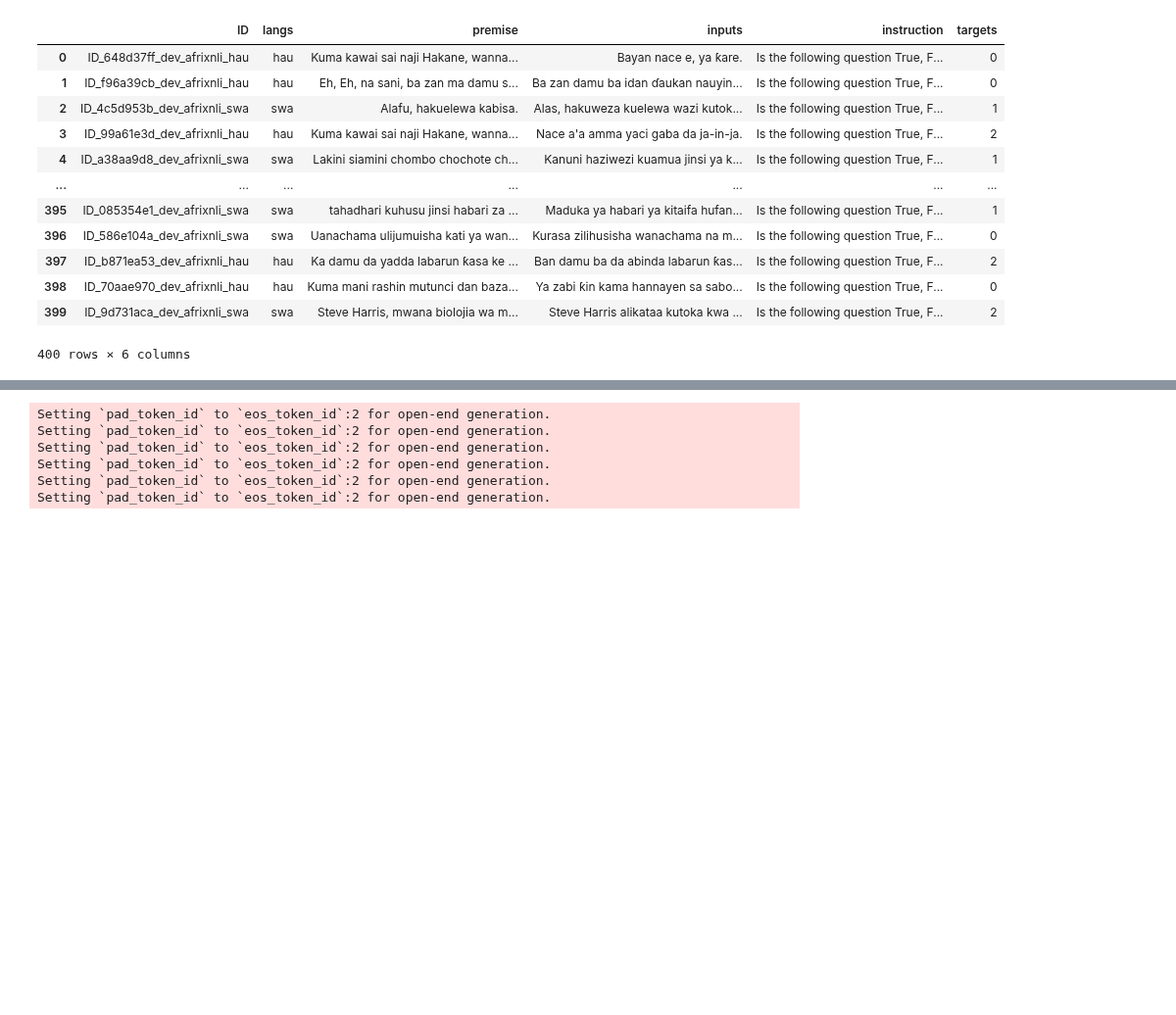
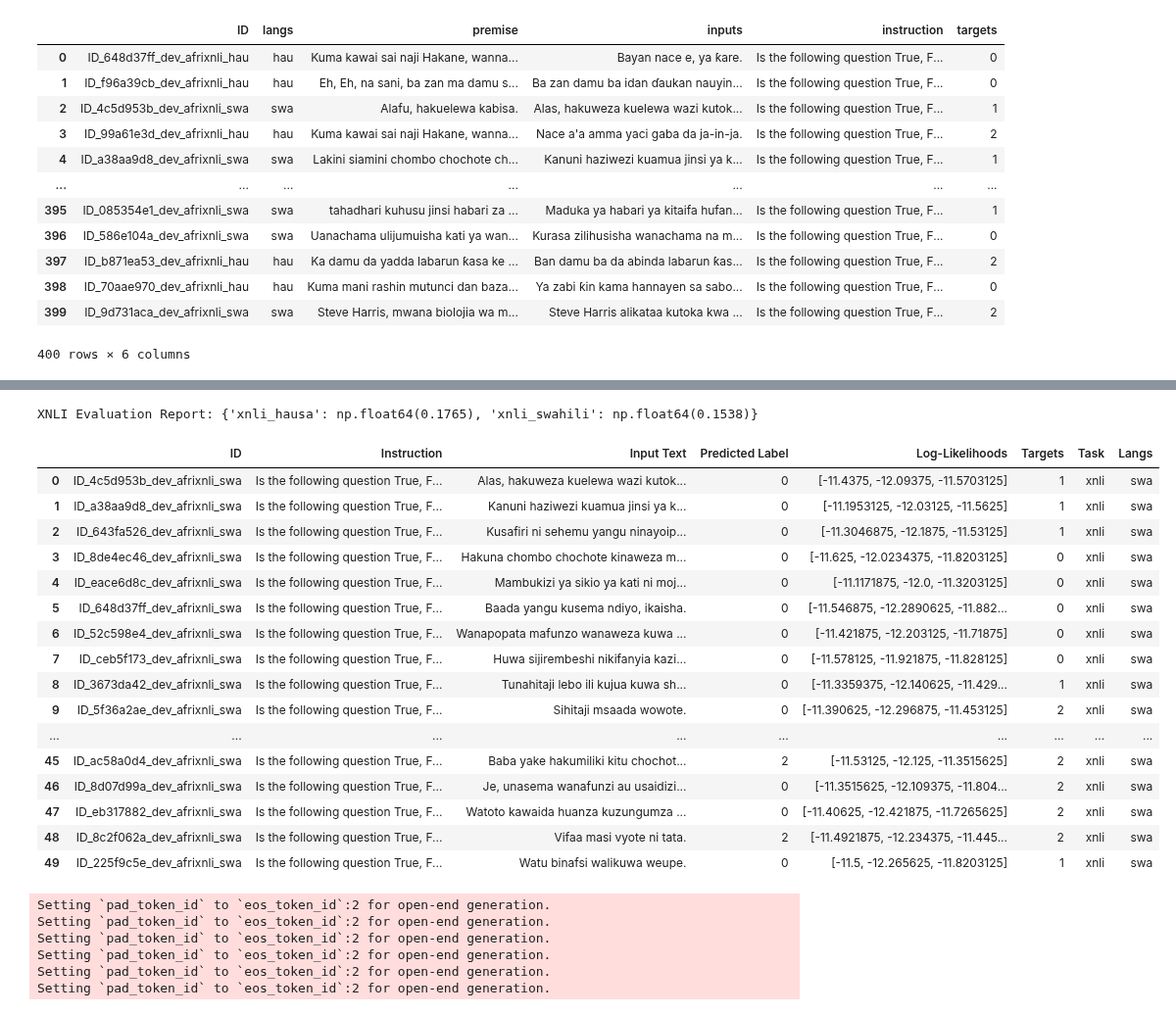
Before and after one commit to melissafasol/InkubaLM-Challenge, a Jupyter notebook: notebooks_ab/evaluation.ipynb, the cells around one changed output, grey strips where cells are left out. Shown at 98% size. Cells and saved outputs as stored; diff of their text form; code cells hidden in the pictures; blank space fills up the shorter version.

Commit message:
improving xnli

```diff
--- a/notebooks_ab/evaluation.ipynb
+++ b/notebooks_ab/evaluation.ipynb
@@ -628,0 +823,15 @@ xnli_train
+# %%
+# Step 1: Generate submission
+submission_df = create_submission(output_path=output_path, test_flag=True)
+
+# Step 2: Filter to only XNLI rows
+xnli_df = submission_df[submission_df["ID"].str.contains("xnli", case=False) | submission_df["ID"].str.contains("afrixnli", case=False)]
+
+# Step 3: Evaluate only XNLI
+xnli_report = evaluate_zindi_by_language(xnli_df)
+
+# Optional: Print only XNLI-related scores
+xnli_only = {k: v for k, v in xnli_report.items() if k.startswith("xnli")}
+print("XNLI Evaluation Report:", xnli_only)
+# %% [output]
+XNLI Evaluation Report: {'xnli_hausa': np.float64(0.1765), 'xnli_swahili': np.float64(0.1538)}
@@ -629,3 +864,25 @@ xnli_train
+# %%
+pd.read_csv(os.path.join(
+        output_path, "swa_xnli_prediction_dev.csv"
+    ))
+# %% [output]
+|  | ID | Instruction | Input Text | Predicted Label | Log-Likelihoods | Targets | Task | Langs |
+| 0 | ID_4c5d953b_dev_afrixnli_swa | Is the following question True, F... | Alas, hakuweza kuelewa wazi kutok... | 0 | [-11.4375, -12.09375, -11.5703125] | 1 | xnli | swa |
+| 1 | ID_a38aa9d8_dev_afrixnli_swa | Is the following question True, F... | Kanuni haziwezi kuamua jinsi ya k... | 0 | [-11.1953125, -12.03125, -11.5625] | 1 | xnli | swa |
+| 2 | ID_643fa526_dev_afrixnli_swa | Is the following question True, F... | Kusafiri ni sehemu yangu ninayoip... | 0 | [-11.3046875, -12.1875, -11.53125] | 1 | xnli | swa |
+| 3 | ID_8de4ec46_dev_afrixnli_swa | Is the following question True, F... | Hakuna chombo chochote kinaweza m... | 0 | [-11.625, -12.0234375, -11.8203125] | 0 | xnli | swa |
+| 4 | ID_eace6d8c_dev_afrixnli_swa | Is the following question True, F... | Mambukizi ya sikio ya kati ni moj... | 0 | [-11.1171875, -12.0, -11.3203125] | 0 | xnli | swa |
+| 5 | ID_648d37ff_dev_afrixnli_swa | Is the following question True, F... | Baada yangu kusema ndiyo, ikaisha. | 0 | [-11.546875, -12.2890625, -11.882... | 0 | xnli | swa |
+| 6 | ID_52c598e4_dev_afrixnli_swa | Is the following question True, F... | Wanapopata mafunzo wanaweza kuwa ... | 0 | [-11.421875, -12.203125, -11.71875] | 0 | xnli | swa |
+| 7 | ID_ceb5f173_dev_afrixnli_swa | Is the following question True, F... | Huwa sijirembeshi nikifanyia kazi... | 0 | [-11.578125, -11.921875, -11.828125] | 0 | xnli | swa |
+| 8 | ID_3673da42_dev_afrixnli_swa | Is the following question True, F... | Tunahitaji lebo ili kujua kuwa sh... | 0 | [-11.3359375, -12.140625, -11.429... | 1 | xnli | swa |
+| 9 | ID_5f36a2ae_dev_afrixnli_swa | Is the following question True, F... | Sihitaji msaada wowote. | 0 | [-11.390625, -12.296875, -11.453125] | 2 | xnli | swa |
+| ... | ... | ... | ... | ... | ... | ... | ... | ... |
+| 45 | ID_ac58a0d4_dev_afrixnli_swa | Is the following question True, F... | Baba yake hakumiliki kitu chochot... | 2 | [-11.53125, -12.125, -11.3515625] | 2 | xnli | swa |
+| 46 | ID_8d07d99a_dev_afrixnli_swa | Is the following question True, F... | Je, unasema wanafunzi au usaidizi... | 0 | [-11.3515625, -12.109375, -11.804... | 2 | xnli | swa |
+| 47 | ID_eb317882_dev_afrixnli_swa | Is the following question True, F... | Watoto kawaida huanza kuzungumza ... | 0 | [-11.40625, -12.421875, -11.7265625] | 2 | xnli | swa |
+| 48 | ID_8c2f062a_dev_afrixnli_swa | Is the following question True, F... | Vifaa masi vyote ni tata. | 2 | [-11.4921875, -12.234375, -11.445... | 2 | xnli | swa |
+| 49 | ID_225f9c5e_dev_afrixnli_swa | Is the following question True, F... | Watu binafsi walikuwa weupe. | 0 | [-11.5, -12.265625, -11.8203125] | 1 | xnli | swa |
 # %%
 xnli_instruction = "Is the following question True, False or Neither?"
 # %%
```
Also changed, not shown: parts of 29 cells of this notebook.
